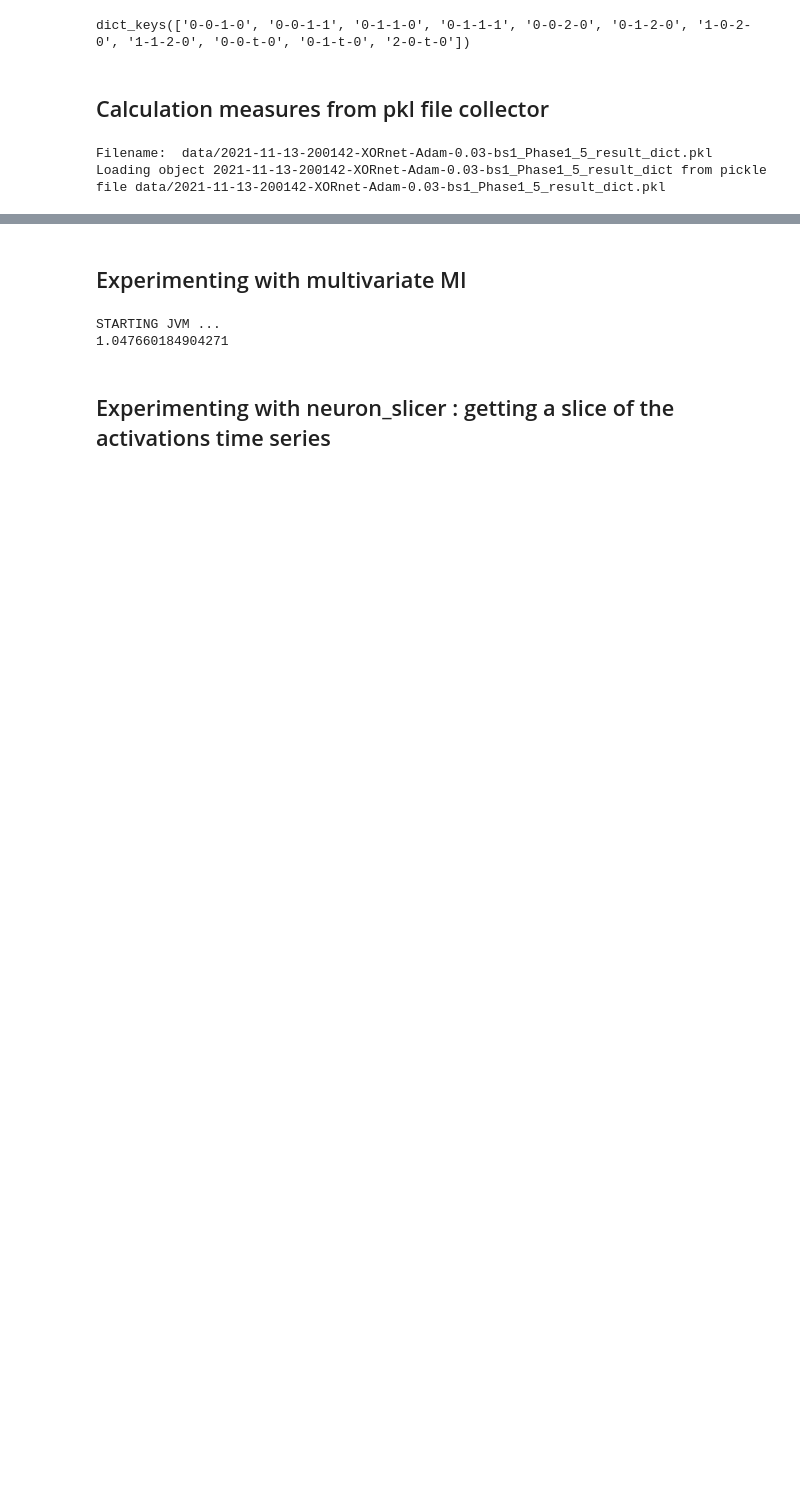
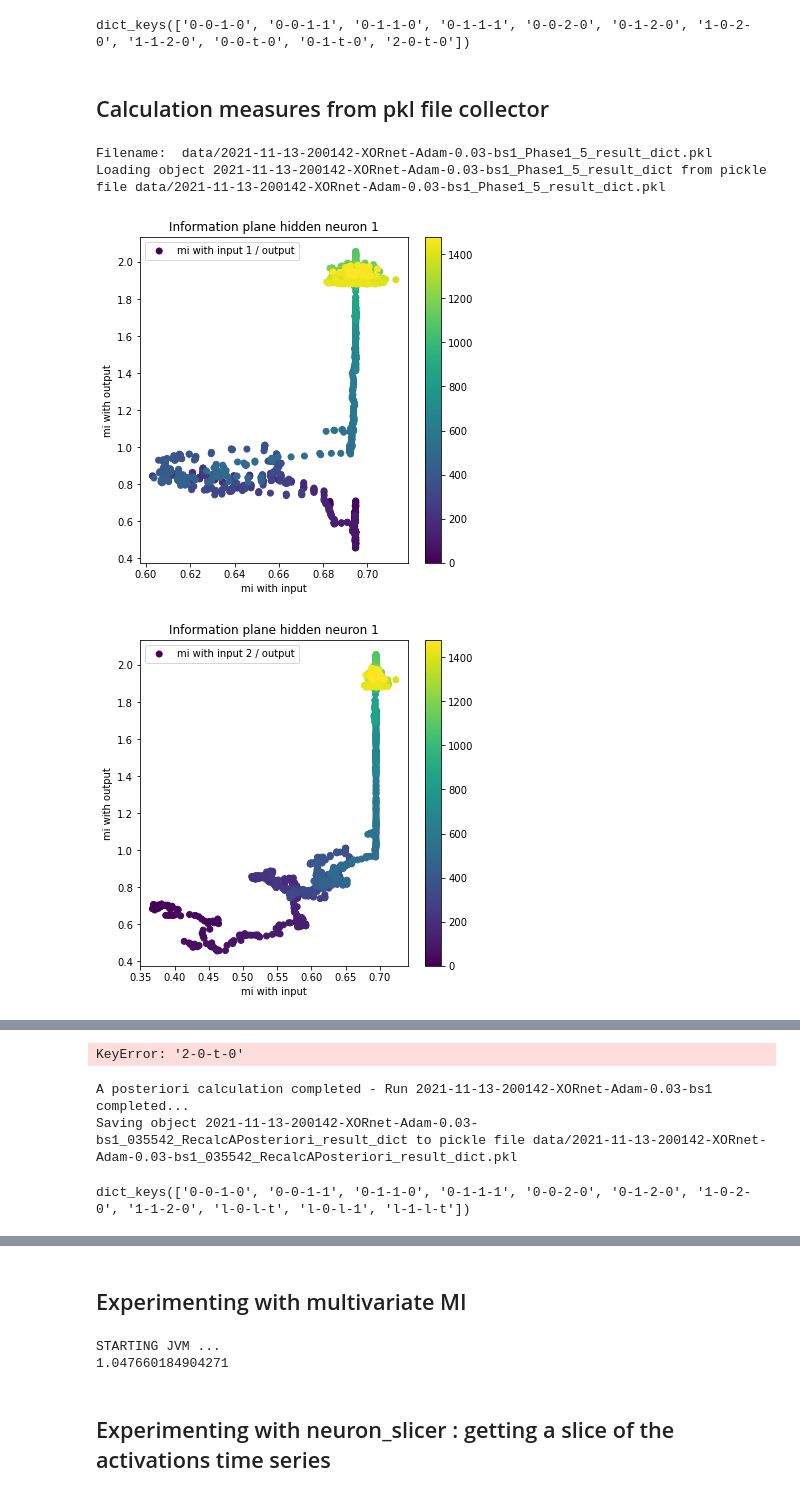
Before and after one commit to IsisChameleon/CSYS5030, a Jupyter notebook: Assignment2/xor-v8 Mick.ipynb, the cells around one changed output, grey strips where cells are left out. Cells and saved outputs as stored; diff of their text form; code cells hidden in the pictures; blank space fills up the shorter version.

```diff
--- a/Assignment2/xor-v8 Mick.ipynb
+++ b/Assignment2/xor-v8 Mick.ipynb
@@ -564,6 +564,9 @@ class teCalculator():
             if self.past !=0:
                 # consider only the nearby "past"
                 timeserie = timeserie[-self.past:]
+
+            if len(timeserie) < self.past:
+                timeserie=list()
 
         return timeserie
 
@@ -798,11 +801,16 @@ class teCalculator():
         source = self.extractTimeSeriesPerNeuronList(collector, source_neurons_list, extract_time_series_params)
         target = self.extractTimeSeriesPerNeuronList(collector, target_neurons_list, extract_time_series_params)
 
-        source =  JArray(JDouble, source_dimension)(source)
-        target =  JArray(JDouble, target_dimension)(target)
+        if len(source) > 0:
 
-        calcJIDT.setObservations(source, target)
-        resultMIK=float(calcJIDT.computeAverageLocalOfObservations())
+            source =  JArray(JDouble, source_dimension)(source)
+            target =  JArray(JDouble, target_dimension)(target)
+
+            calcJIDT.setObservations(source, target)
+            resultMIK=float(calcJIDT.computeAverageLocalOfObservations())
+        else:
+            # no enough samples (need "past" samples)
+            resultMIK=0
 
         pair_name = f"l-{source_layer}-l-{target_layer}"
 
@@ -816,8 +824,6 @@ class teCalculator():
                 self.calculateMIBetweenLayers(collector, 0, layer, extract_time_series_params)
 
             self.calculateMIBetweenLayers(collector, layer, 't', extract_time_series_params)
-
-
 
     def calculate(self, collector, measures, extract_time_series_params={}):
         ''' Calculate Information Theory measures (discrete MI, TE or Kraskov MI, TE)
@@ -844,7 +850,7 @@ class teCalculator():
         # calculate MI : I(Y ; Yˆ )/I(X; Y ) aka I(Target, Output) / I(data, target) to quantify
         #  how much of the relevant information is captured by the network (https://arxiv.org/pdf/1703.00810.pdf)
         if infoplane == True:
-            for source_layer in range(0, num_layers-1):    # considering the input data, and the output neuron as source layer
+            for source_layer in range(0, num_layers):    # considering the input data, and the output neuron as source layer
                 #self.calculateMIWithTarget(collector, source_layer, extract_time_series_params)
                 self.calculateInfoPlane(collector, extract_time_series_params)
 
@@ -875,7 +881,7 @@ class teCalculator():
                 'stop': stop
             }
 
-            self.calculate(collector, measures, extract_time_series_params)
+            self.calculate(collector, measures, extract_time_series_param)
 # %% [markdown]
 ## class TeParameters
 # %%
@@ -1341,9 +1347,9 @@ def train(lr=0.03, bs=40, num_samples=200, g=0.7, epochs=100, past=40, \
     # Saving data
 
     print(f'Saving data for run {run_name}')
-    activation_collector.save(run_name)
-    teCalc.save(run_name)
-    lg.save('Train', 100)
+    # activation_collector.save(run_name)
+    # teCalc.save(run_name)
+    # lg.save('Train', 100)
 
     return activation_collector, teCalc, lg
 
@@ -1444,7 +1450,7 @@ calculator_params = {
     'mik':{
         'time_diff':0
     },
-    'p_value': 0.05,               # when == 1 turns off the statistical significance calc
+    'p_value': 1,               # when == 1 turns off the statistical significance calc
     'switch': False              # when false source is layer i target is a more forward layer (i+1, i+2...)
 }
 
@@ -1470,11 +1476,11 @@ for lr in lrs:
             'num_samples' : 200,
             'g' : 0.7,
             'epochs': 10, #100
-            'opt_name': 'adam',
+            'opt_name': 'SGD',
             'calculator_params': calculator_params,
             'withTE': False,   # using TE in backpropagation, only used with optimizer SGD2
             'calculateITMeasures': True,   # calculate IT Measures at each minibatch
-            'measures': {'te':False, 'mi':False, 'tek':True, 'mik': True, 'aisk': True}
+            'measures': {'te':False, 'mi':False, 'tek':True, 'mik': True, 'aisk': True,'interlayer': True, 'infoplane': True}
         }
 
         activation_collector_0, teCalc_0, lg_0 = train(**train_params)
@@ -1603,7 +1608,7 @@ for lr in lrs:
             'calculator_params': calculator_params,
             'withTE': False,   # using TE in backpropagation, only used with optimizer SGD2
             'calculateITMeasures': True,   # calculate IT Measures at each minibatch
-            'measures': {'te':False, 'mi':False, 'tek':True, 'mik': True, 'aisk': True}
+            'measures': {'te':False, 'mi':False, 'tek':True, 'mik': True, 'aisk': True, 'interlayer': True, 'infoplane': True}
         }
 
         activation_collector_0, teCalc_0, lg_0 = train(**train_params)
@@ -2112,7 +2171,7 @@ dict_keys(['0-0-1-0', '0-0-1-1', '0-1-1-0', '0-1-1-1', '0-0-2-0', '0-1-2-0', '1-
 # Parameters for IT Measures (1)
 #----------------------------------------------------------------------------------------------------------
 source_target_delay = 0
-auto_embed = True
+auto_embed = False
 
 
 calculator_params = {
@@ -2138,7 +2197,7 @@ calculator_params = {
     'mik':{
         'time_diff':0
     },
-    'p_value': 0.05,               # when == 1 turns off the statistical significance calc
+    'p_value': 1,               # when == 1 turns off the statistical significance calc
     'switch': False              # when false source is layer i target is a more forward layer (i+1, i+2...)
 }
 
@@ -2148,7 +2207,7 @@ calculator_params = {
 
 # collector.neurons
 model = XORnet()
-calc2=teCalculator(model, past=160, bs=1, calculator_params=calculator_params)
+calc2=teCalculator(model, past=320, bs=1, calculator_params=calculator_params)
 
 #-------------------------------------------------------------------------------------------------------------
 # Loading previous experiment collector
@@ -2177,30 +2236,32 @@ measures={'te':False, 'mi':False, 'tek':True, 'mik': True, 'aisk':True, 'interla
 calc2.calculateAPosteriori(collector, sliding_windows_params, measures)
 
 #-------------------------------------------------------------------------------------------------------------
 # Plot calculated Measures
 #-------------------------------------------------------------------------------------------------------------
 
 plotAllInfoPlane(calc2.mikHistory, switch=False, sliceOfHistory=None)
 
 if calc2.calculator_params['tek']['auto_embed'] == True:
     printTEEmbedding(calc2)
 
 plotAllMeasuresDuringCourseTraining(calc2,
     rol=5,
     only_rolling=True)
 
 #-------------------------------------------------------------------------------------------------------------
 # Save results to pkl
 #-------------------------------------------------------------------------------------------------------------
 
 print(f"A posteriori calculation completed - Run {result_dict['name']} completed...")
 
 result_dict_new  = result_dict
 result_dict_new['calculator']=calc2
 result_dict_new['params']['calculator_params'] = calculator_params
 now=datetime.now().strftime("%H%M%S")
 
 pickleSave(result_dict_new, f"{result_dict['name']}_{now}_RecalcAPosteriori_result_dict", './data')
 # %% [output]
 Filename:  data/2021-11-13-200142-XORnet-Adam-0.03-bs1_Phase1_5_result_dict.pkl
 Loading object 2021-11-13-200142-XORnet-Adam-0.03-bs1_Phase1_5_result_dict from pickle file data/2021-11-13-200142-XORnet-Adam-0.03-bs1_Phase1_5_result_dict.pkl
+[figure, added]
+[figure, added]
@@ -2206,0 +2270,21 @@ Loading object 2021-11-13-200142-XORnet-Adam-0.03-bs1_Phase1_5_result_dict from
+KeyError: '2-0-t-0'
+# %%
+#-------------------------------------------------------------------------------------------------------------
+# Save results to pkl
+#-------------------------------------------------------------------------------------------------------------
+
+print(f"A posteriori calculation completed - Run {result_dict['name']} completed...")
+
+result_dict_new  = result_dict
+result_dict_new['calculator']=calc2
+result_dict_new['params']['calculator_params'] = calculator_params
+now=datetime.now().strftime("%H%M%S")
+
+pickleSave(result_dict_new, f"{result_dict['name']}_{now}_RecalcAPosteriori_result_dict", './data')
+# %% [output]
+A posteriori calculation completed - Run 2021-11-13-200142-XORnet-Adam-0.03-bs1 completed...
+Saving object 2021-11-13-200142-XORnet-Adam-0.03-bs1_035542_RecalcAPosteriori_result_dict to pickle file data/2021-11-13-200142-XORnet-Adam-0.03-bs1_035542_RecalcAPosteriori_result_dict.pkl
+# %%
+calc2.mikHistory.keys()
+# %% [output]
+dict_keys(['0-0-1-0', '0-0-1-1', '0-1-1-0', '0-1-1-1', '0-0-2-0', '0-1-2-0', '1-0-2-0', '1-1-2-0', 'l-0-l-t', 'l-0-l-1', 'l-1-l-t'])
```
Also changed, not shown: parts of 6 cells of this notebook, 2 other files.
